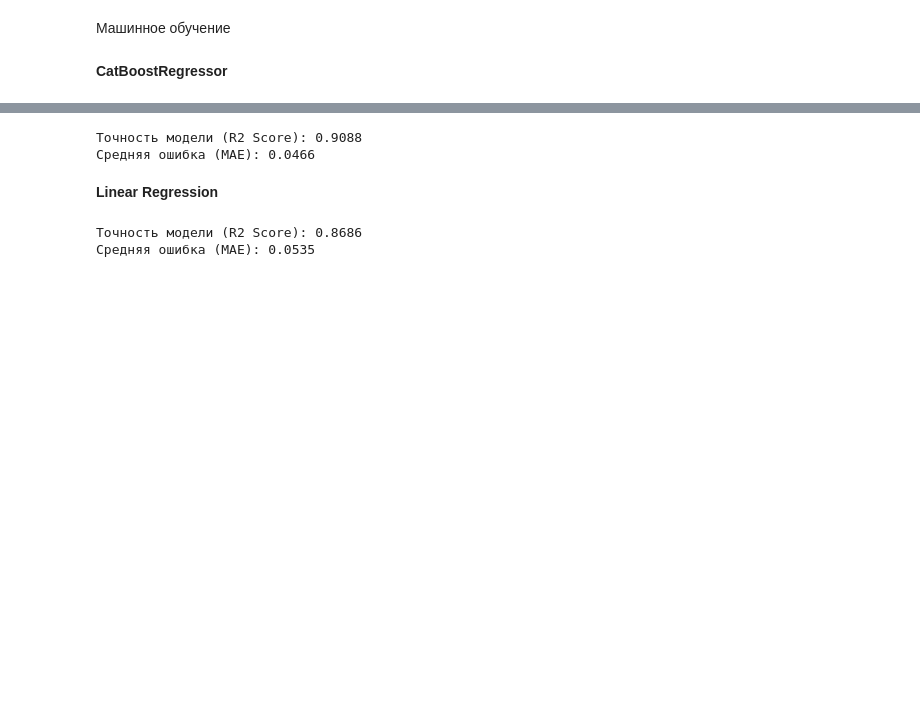
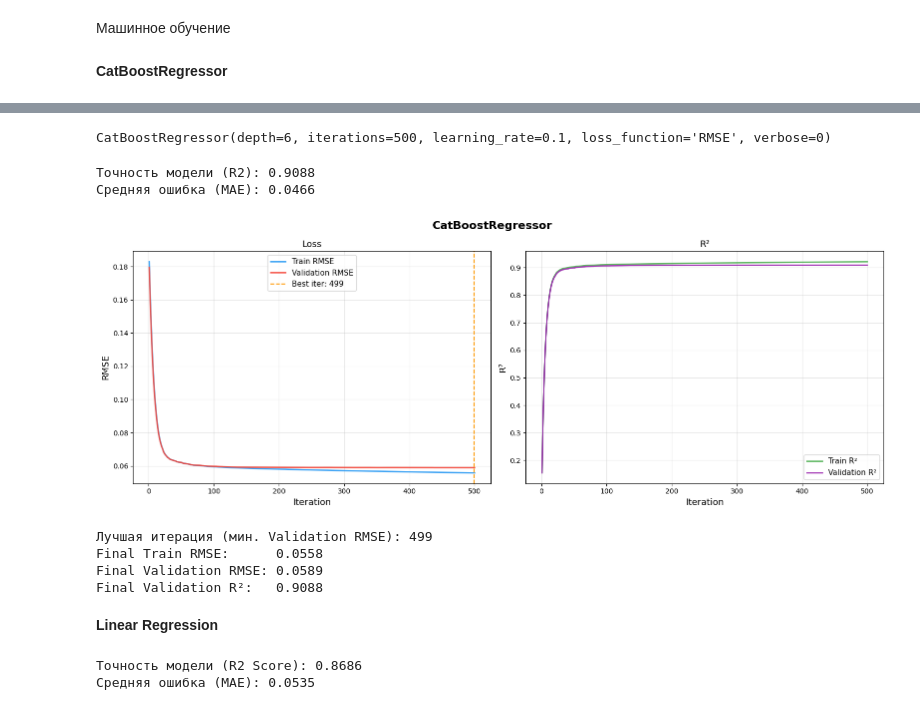
Before and after one commit to Polineska/Burnout-and-leave-ML-models, a Jupyter notebook: Employee_burnout.ipynb, the cells around one changed output, grey strips where cells are left out. Cells and saved outputs as stored; diff of their text form; code cells hidden in the pictures; blank space fills up the shorter version.

```diff
--- a/Employee_burnout.ipynb
+++ b/Employee_burnout.ipynb
@@ -240,7 +243,7 @@ cat_features = ['Gender', 'Company Type', 'WFH Setup Available']
 # %%
 X_train, X_test, y_train, y_test = train_test_split(X, y, test_size=0.2, random_state=42)
 # %%
-model = CatBoostRegressor(iterations=500,learning_rate=0.1,depth=6,loss_function='RMSE',verbose=100)
+model = CatBoostRegressor(iterations=500,learning_rate=0.1,depth=6,loss_function='RMSE',verbose=0)
 # %%
-model.fit(X_train, y_train, cat_features=cat_features)
+#model.fit(X_train, y_train, cat_features=cat_features)
 # %% [output]
@@ -254,12 +257,72 @@ model.fit(X_train, y_train, cat_features=cat_features)
+# %%
+model.fit(
+    X_train, y_train,
+    cat_features=cat_features,
+    eval_set=(X_test, y_test),
+    verbose=0
+)
+# %% [output]
+CatBoostRegressor(depth=6, iterations=500, learning_rate=0.1, loss_function='RMSE', verbose=0)
 # %%
 y_pred = model.predict(X_test)
 r2 = r2_score(y_test, y_pred)
 mae = mean_absolute_error(y_test, y_pred)
-print(f"\nТочность модели (R2 Score): {r2:.4f}")
+print(f"\nТочность модели (R2): {r2:.4f}")
 print(f"Средняя ошибка (MAE): {mae:.4f}")
 # %% [output]
-Точность модели (R2 Score): 0.9088
+Точность модели (R2): 0.9088
 Средняя ошибка (MAE): 0.0466
+# %%
+evals_result = model.get_evals_result()
+
+train_rmse = np.array(evals_result['learn']['RMSE'])
+val_rmse   = np.array(evals_result['validation']['RMSE'])
+iterations = np.arange(1, len(train_rmse) + 1)
+
+# R² ≈ 1 - (RMSE² / Var(y))  — быстрый аналог без перебора моделей
+var_train = np.var(y_train.values)
+var_test  = np.var(y_test.values)
+train_r2  = 1 - (train_rmse ** 2) / var_train
+val_r2    = 1 - (val_rmse   ** 2) / var_test
+
+fig, axes = plt.subplots(1, 2, figsize=(16, 6))
+fig.suptitle('CatBoostRegressor', fontsize=16, fontweight='bold')
+
+# --- Plot 1: RMSE Loss ---
+ax1 = axes[0]
+ax1.plot(iterations, train_rmse, color='#2196F3', linewidth=2, label='Train RMSE', alpha=0.9)
+ax1.plot(iterations, val_rmse,   color='#F44336', linewidth=2, label='Validation RMSE', alpha=0.9)
+best_it = int(np.argmin(val_rmse)) + 1
+ax1.axvline(x=best_it, color='#FF9800', linestyle='--', linewidth=1.5, label=f'Best iter: {best_it}')
+ax1.set_xlabel('Iteration', fontsize=13)
+ax1.set_ylabel('RMSE', fontsize=13)
+ax1.set_title('Loss', fontsize=13)
+ax1.legend(fontsize=11)
+ax1.grid(True, alpha=0.3)
+
+# --- Plot 2: R² Score ---
+ax2 = axes[1]
+ax2.plot(iterations, train_r2, color='#4CAF50', linewidth=2, label='Train R²', alpha=0.9)
+ax2.plot(iterations, val_r2,   color='#9C27B0', linewidth=2, label='Validation R²', alpha=0.9)
+ax2.set_xlabel('Iteration', fontsize=13)
+ax2.set_ylabel('R²', fontsize=13)
+ax2.set_title('R²', fontsize=13)
+ax2.legend(fontsize=11)
+ax2.grid(True, alpha=0.3)
+
+plt.tight_layout()
+plt.savefig('catboost_training_dynamics.png', dpi=150, bbox_inches='tight')
+plt.show()
+print(f"Лучшая итерация (мин. Validation RMSE): {best_it}")
+print(f"Final Train RMSE:      {train_rmse[-1]:.4f}")
+print(f"Final Validation RMSE: {val_rmse[-1]:.4f}")
+print(f"Final Validation R²:   {val_r2[-1]:.4f}")
+# %% [output]
+[figure, added]
+Лучшая итерация (мин. Validation RMSE): 499
+Final Train RMSE:      0.0558
+Final Validation RMSE: 0.0589
+Final Validation R²:   0.9088
 # %%
 df['Gender'] = df['Gender'].replace({'Female': 0, 'Male': 1})
 df['Company Type'] = df['Company Type'].replace({'Product': 0, 'Service': 1})
```
Also changed, not shown: parts of 4 cells of this notebook.
